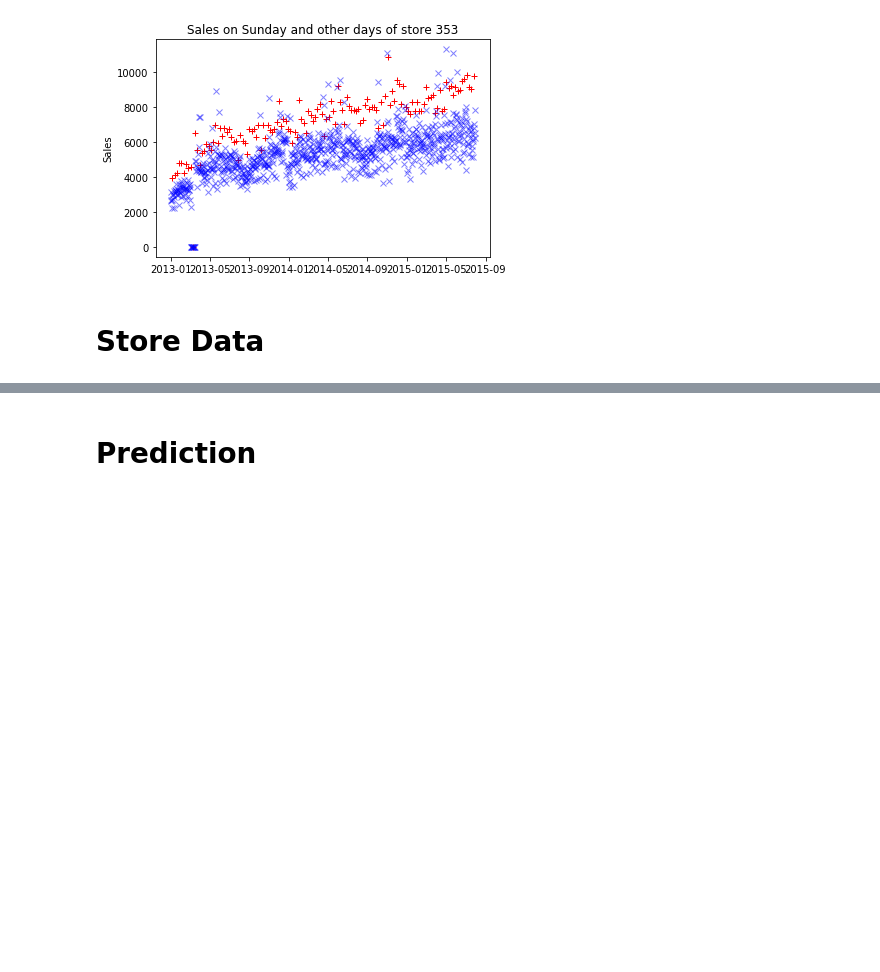
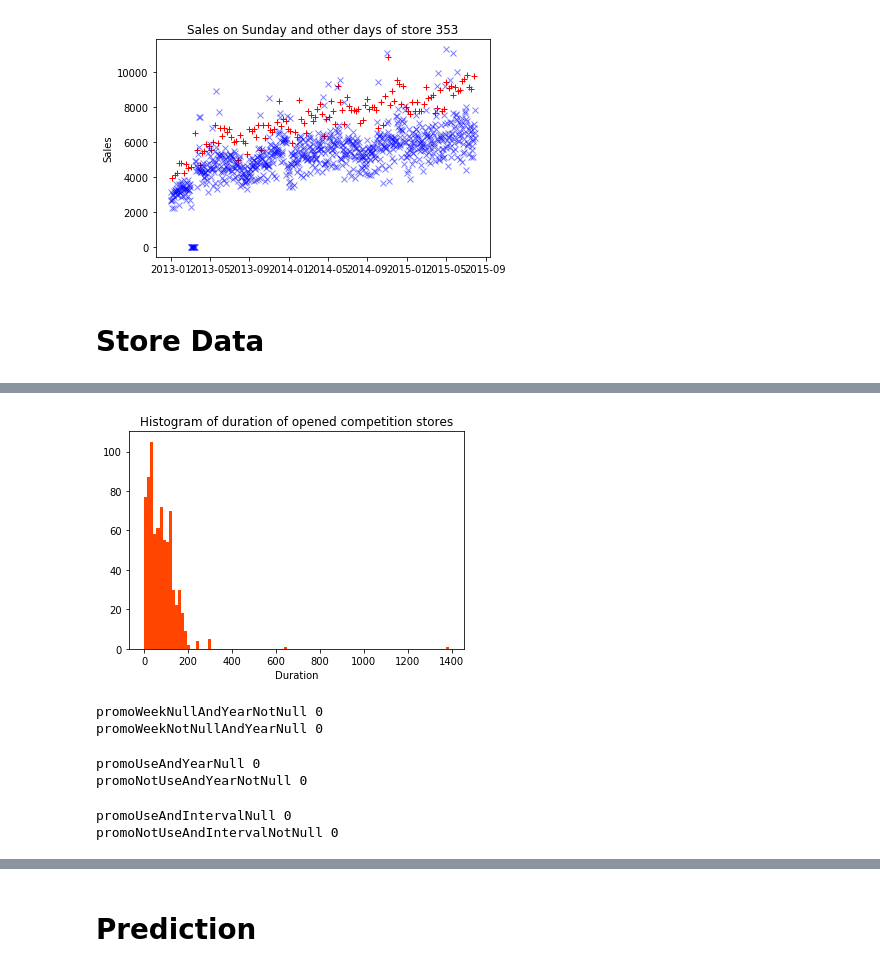
Before and after one commit to bozhlab/Rossmann_store_sales, a Jupyter notebook: Rossmann_Store_Sales_prediction.ipynb, the cells around one changed output, grey strips where cells are left out. Cells and saved outputs as stored; diff of their text form; code cells hidden in the pictures; blank space fills up the shorter version.

```diff
--- a/Rossmann_Store_Sales_prediction.ipynb
+++ b/Rossmann_Store_Sales_prediction.ipynb
@@ -890,0 +791,39 @@ plt.plot(x, y, 'r.', alpha=0.01)
+# %%
+# We have to find how long that each competition store open
+# Most stores have open competitions less than 200 days
+openSinceInMonth = newestCompetitionYearMonth - competitionOpenYearMonth
+openSinceInMonth = openSinceInMonth.astype('int32')
+plt.hist(openSinceInMonth,100, color="orangered")
+plt.xlabel('Duration')
+plt.title('Histogram of duration of opened competition stores')
+plt.show()
+# %% [output]
+[figure, added]
+# %%
+# Find null value of promotion week and year
+promoWeekNullAndYearNotNull = store[["Promo2SinceWeek", "Promo2SinceYear"]][(store["Promo2SinceWeek"].isnull()) & (~store["Promo2SinceYear"].isnull())]
+promoWeekNotNullAndYearNull = store[["Promo2SinceWeek", "Promo2SinceYear"]][(~store["Promo2SinceWeek"].isnull()) & (store["Promo2SinceYear"].isnull())]
+
+print('promoWeekNullAndYearNotNull', len(promoWeekNullAndYearNotNull))
+print('promoWeekNotNullAndYearNull', len(promoWeekNotNullAndYearNull))
+# %% [output]
+promoWeekNullAndYearNotNull 0
+promoWeekNotNullAndYearNull 0
+# %%
+# Find null value of promo2 and promo2SinceYear
+promoUseAndYearNull = store[["Promo2", "Promo2SinceYear"]][(store["Promo2"] == '1') & (store["Promo2SinceYear"].isnull())]
+promoNotUseAndYearNotNull = store[["Promo2", "Promo2SinceYear"]][(store["Promo2"] == '0') & (~store["Promo2SinceYear"].isnull())]
+print('promoUseAndYearNull', len(promoUseAndYearNull))
+print('promoNotUseAndYearNotNull', len(promoNotUseAndYearNotNull))
+# %% [output]
+promoUseAndYearNull 0
+promoNotUseAndYearNotNull 0
+# %%
+# Find null value of promo2 and PromoInterval
+promoUseAndIntervalNull = store[["Promo2", "PromoInterval"]][(store["Promo2"] == '1') & (store["PromoInterval"].isnull())]
+promoNotUseAndIntervalNotNull = store[["Promo2", "PromoInterval"]][(store["Promo2"] == '0') & (~store["PromoInterval"].isnull())]
+print('promoUseAndIntervalNull', len(promoUseAndIntervalNull))
+print('promoNotUseAndIntervalNotNull', len(promoNotUseAndIntervalNotNull))
+# %% [output]
+promoUseAndIntervalNull 0
+promoNotUseAndIntervalNotNull 0
```
Also changed, not shown: parts of 56 cells of this notebook.
